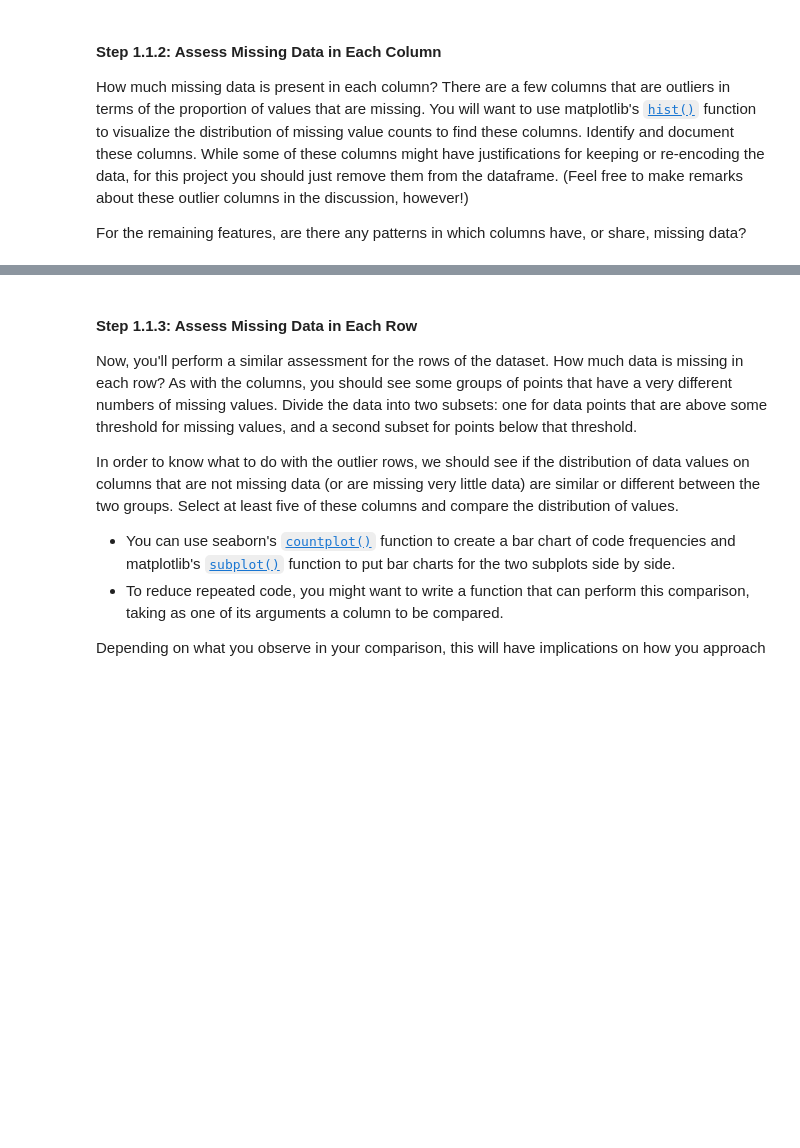
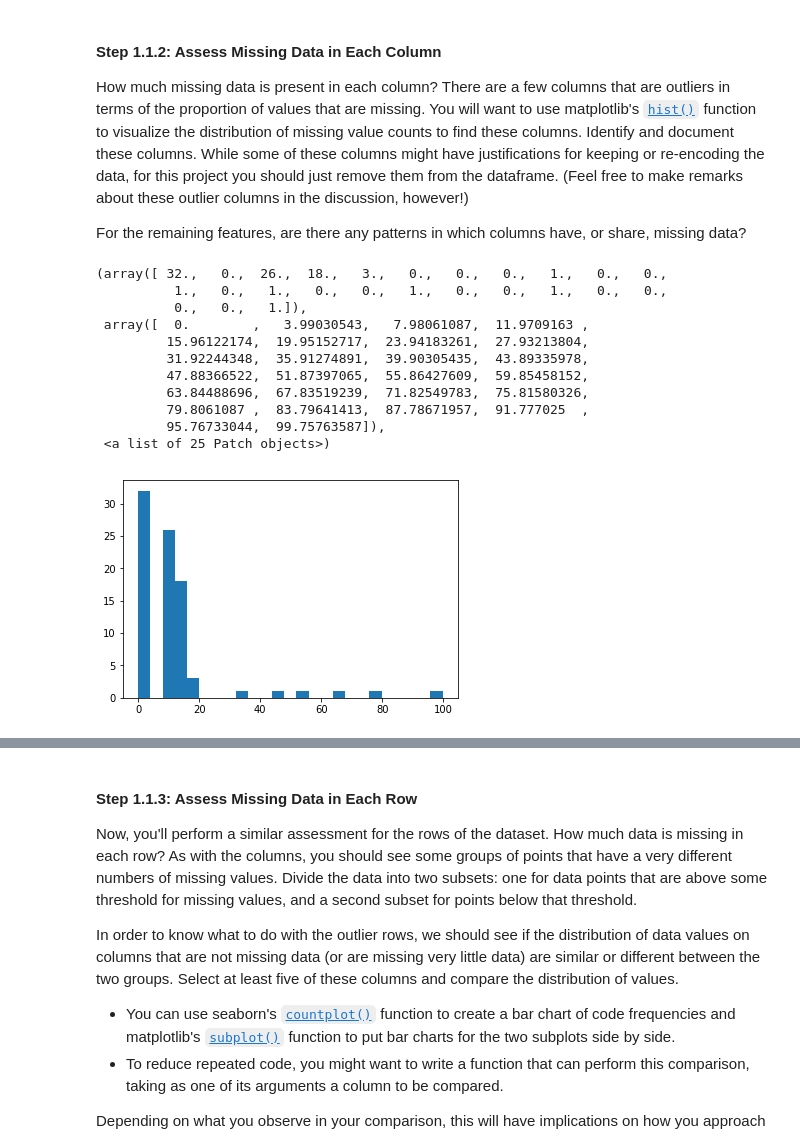
Before and after one commit to IshanJaiswal99/identify-customer-segment, a Jupyter notebook: Identify_Customer_Segments.ipynb, the cells around one changed output, grey strips where cells are left out. Cells and saved outputs as stored; diff of their text form; code cells hidden in the pictures; blank space fills up the shorter version.

```diff
--- a/Identify_Customer_Segments.ipynb
+++ b/Identify_Customer_Segments.ipynb
@@ -174,0 +193,13 @@ The fourth column of the feature attributes summary (loaded in above as `feat_in
+# %%
+print("Already Missing Data : {}".format(azdias.isnull().sum().sum()))
+
+for indx in range(len(feat_info)):
+    missing_or_unknown = feat_info.iloc[indx]['missing_or_unknown']
+    missing_or_unknown = missing_or_unknown.strip('[')
+    missing_or_unknown = missing_or_unknown.strip(']')
+    missing_or_unknown = missing_or_unknown.split(sep=',')
+    missing_or_unknown = [int(value) if (value!='X' and value!='XX' and value!='') else value for value in missing_or_unknown]
+    if missing_or_unknown != ['']:
+        azdias = azdias.replace({feat_info.iloc[indx]['attribute']: missing_or_unknown}, np.nan)
+
+print("Missing Data After Replacements : {}".format(azdias.isnull().sum().sum()))
@@ -181,5 +219,20 @@ For the remaining features, are there any patterns in which columns have, or sha
 # %%
 # Perform an assessment of how much missing data there is in each column of the
 # dataset.
+columns_missing = azdias.isnull().sum()/len(azdias)*100
+plt.hist(columns_missing, bins = 25)
+# %% [output]
+(array([ 32.,   0.,  26.,  18.,   3.,   0.,   0.,   0.,   1.,   0.,   0.,
+          1.,   0.,   1.,   0.,   0.,   1.,   0.,   0.,   1.,   0.,   0.,
+          0.,   0.,   1.]),
+ array([  0.        ,   3.99030543,   7.98061087,  11.9709163 ,
+         15.96122174,  19.95152717,  23.94183261,  27.93213804,
+         31.92244348,  35.91274891,  39.90305435,  43.89335978,
+         47.88366522,  51.87397065,  55.86427609,  59.85458152,
+         63.84488696,  67.83519239,  71.82549783,  75.81580326,
+         79.8061087 ,  83.79641413,  87.78671957,  91.777025  ,
+         95.76733044,  99.75763587]),
+ <a list of 25 Patch objects>)
+[figure, added]
 # %%
 # Investigate patterns in the amount of missing data in each column.
```
Also changed, not shown: parts of 14 cells of this notebook.
